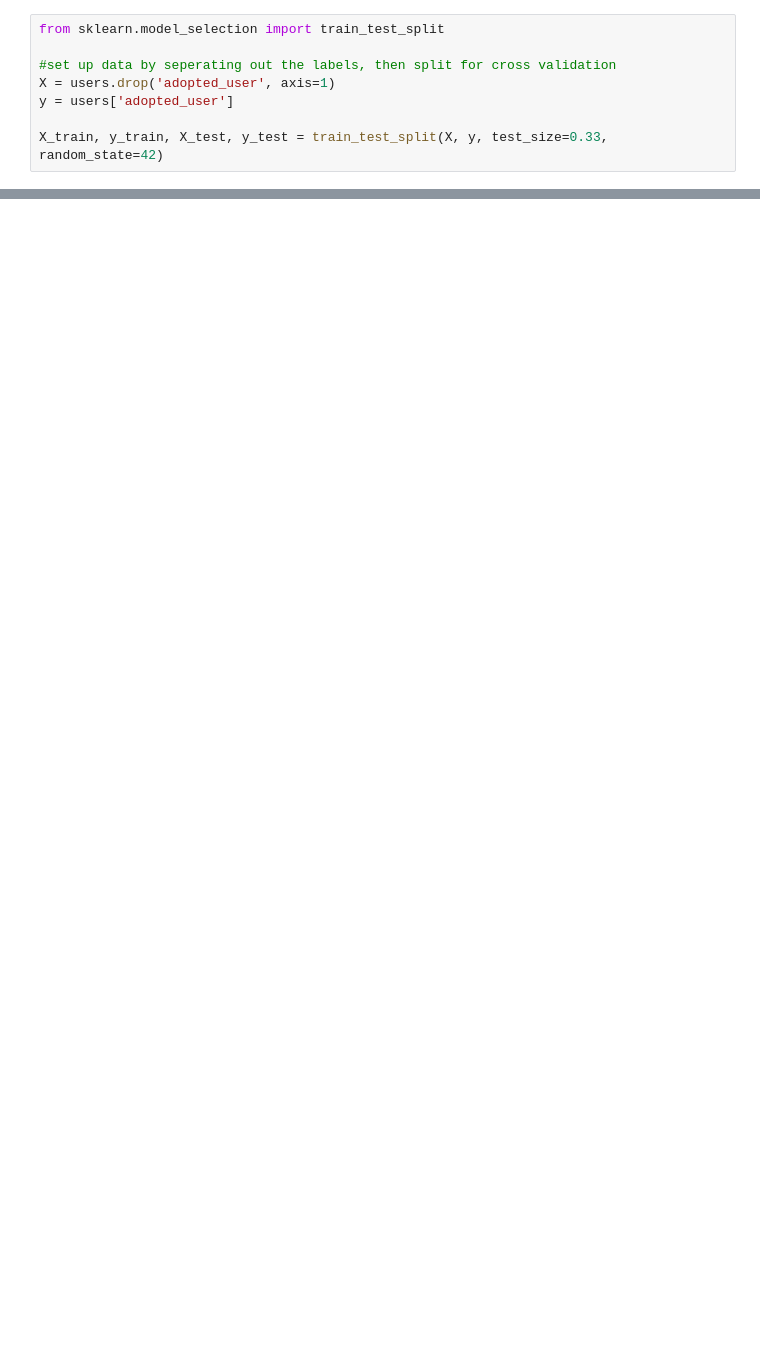
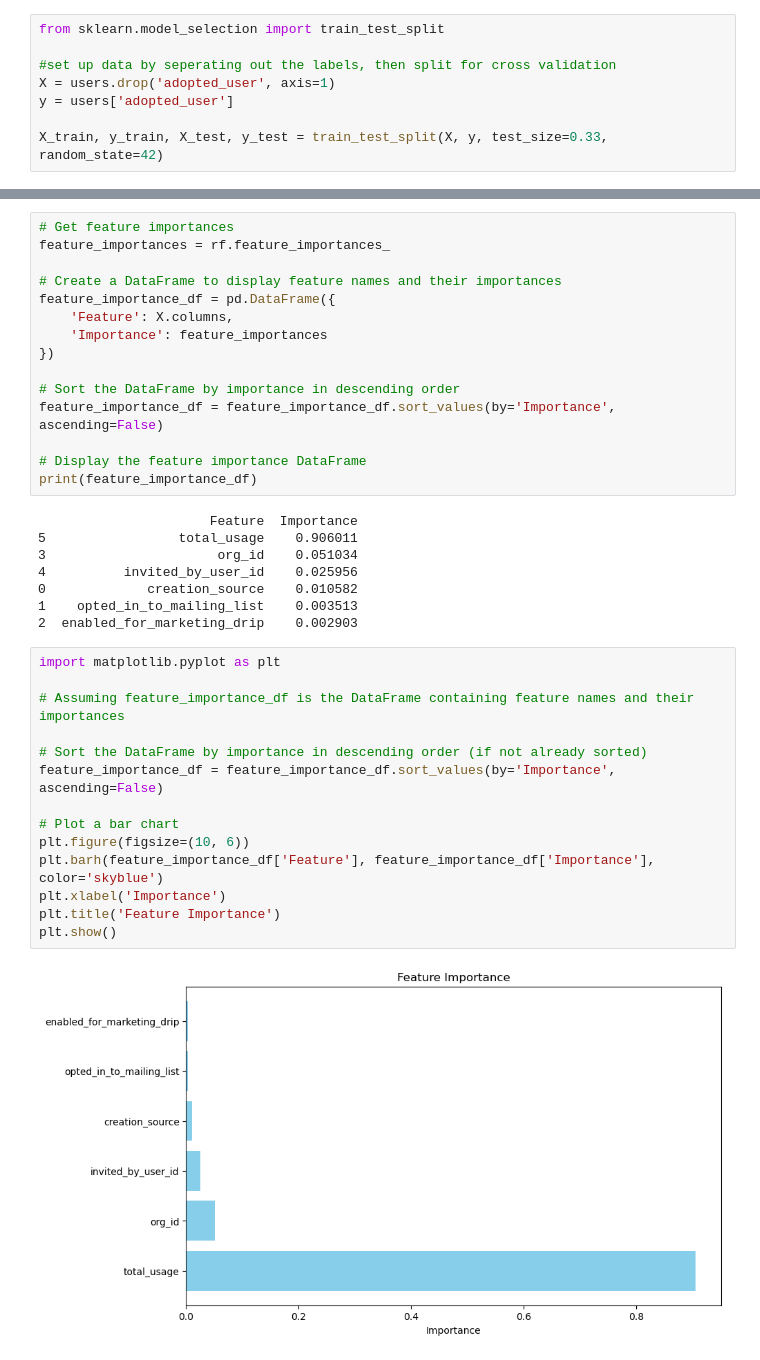
Before and after one commit to sabheen9/relax_challenge, a Jupyter notebook: relax_challenge.ipynb, the cells around one changed output, grey strips where cells are left out. Saved outputs shown, nothing was run; the diff lists cells and outputs as text; blank space fills up the shorter version.

```diff
--- a/relax_challenge.ipynb
+++ b/relax_challenge.ipynb
@@ -229,0 +255,39 @@ rf.score(y_train, y_test)
+# %%
+# Get feature importances
+feature_importances = rf.feature_importances_
+
+# Create a DataFrame to display feature names and their importances
+feature_importance_df = pd.DataFrame({
+    'Feature': X.columns,
+    'Importance': feature_importances
+})
+
+# Sort the DataFrame by importance in descending order
+feature_importance_df = feature_importance_df.sort_values(by='Importance', ascending=False)
+
+# Display the feature importance DataFrame
+print(feature_importance_df)
+# %% [output]
+                      Feature  Importance
+5                 total_usage    0.906011
+3                      org_id    0.051034
+4          invited_by_user_id    0.025956
+0             creation_source    0.010582
+1    opted_in_to_mailing_list    0.003513
+2  enabled_for_marketing_drip    0.002903
+# %%
+import matplotlib.pyplot as plt
+
+# Assuming feature_importance_df is the DataFrame containing feature names and their importances
+
+# Sort the DataFrame by importance in descending order (if not already sorted)
+feature_importance_df = feature_importance_df.sort_values(by='Importance', ascending=False)
+
+# Plot a bar chart
+plt.figure(figsize=(10, 6))
+plt.barh(feature_importance_df['Feature'], feature_importance_df['Importance'], color='skyblue')
+plt.xlabel('Importance')
+plt.title('Feature Importance')
+plt.show()
+# %% [output]
+[figure, added]
```
Also changed, not shown: parts of 7 cells of this notebook.
